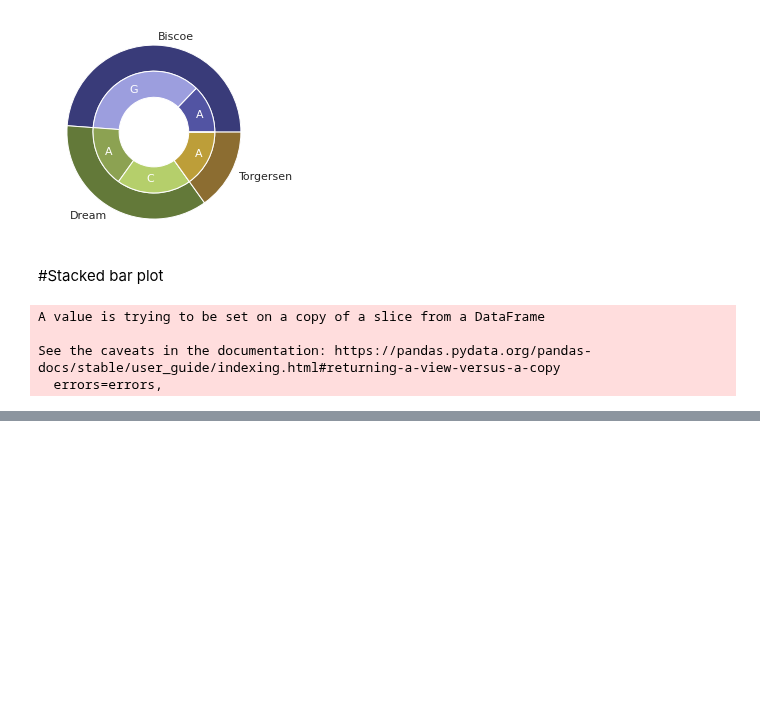
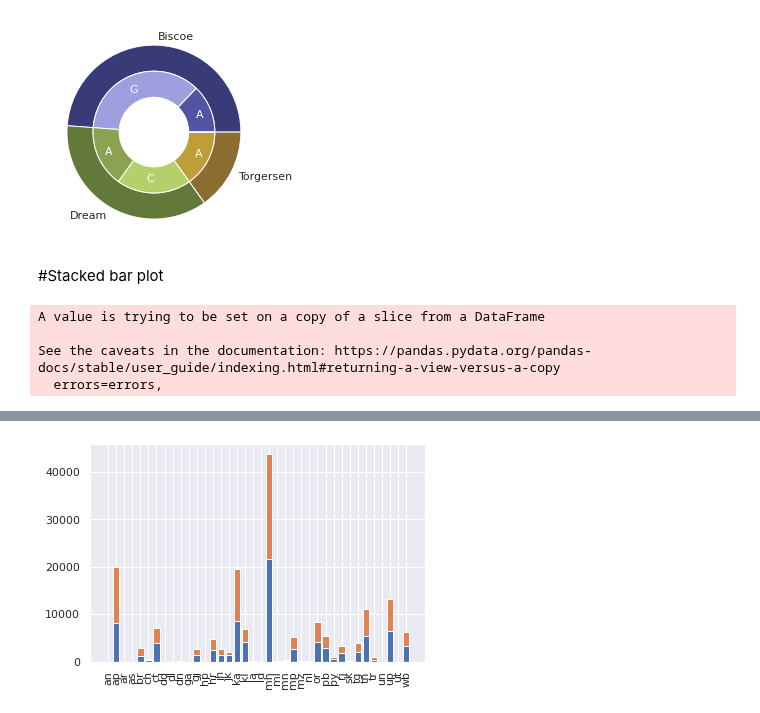
Before and after one commit to ajayks1974/learn_tools_tech, a Jupyter notebook: fds/fds_wk12_visualization.ipynb, the cells around one changed output, grey strips where cells are left out. Saved outputs shown, nothing was run; the diff lists cells and outputs as text; code cells hidden in the pictures; blank space fills up the shorter version.

```diff
--- a/fds/fds_wk12_visualization.ipynb
+++ b/fds/fds_wk12_visualization.ipynb
@@ -247,0 +268,6 @@ KeyError: ignored
+# %%
+plt.bar(df_.index, df_.Confirmed)
+plt.bar(df_.index, df_.Recovered, bottom = df_.Confirmed)
+plt.xticks(rotation=90);
+# %% [output]
+[figure, added]
```
Also changed, not shown: parts of 14 cells of this notebook.
